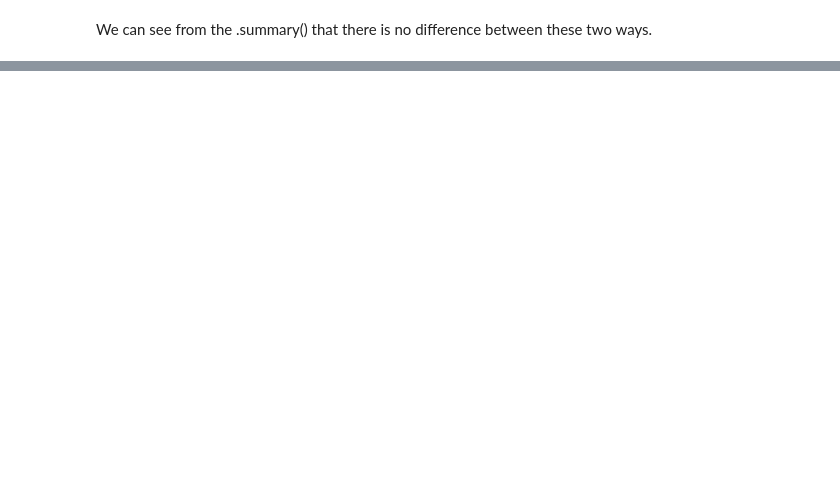
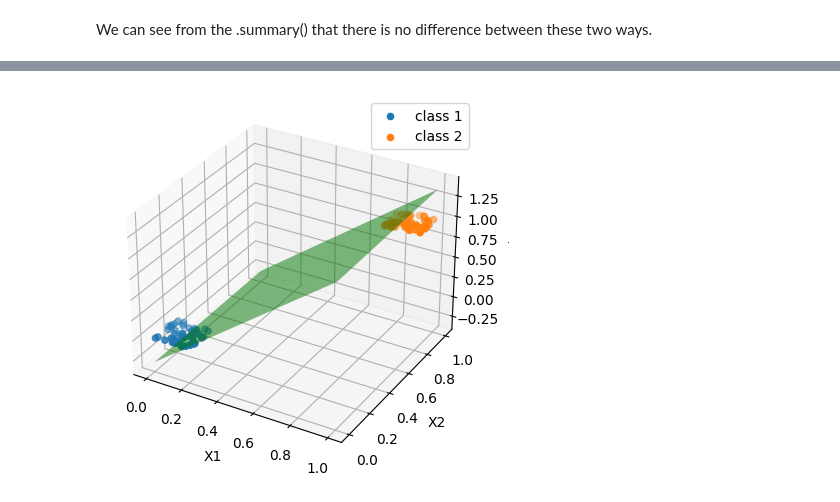
Before and after one commit to leonyangucl/2023fyp, a Jupyter notebook: CNN.ipynb, the cells around one changed output, grey strips where cells are left out. Cells and saved outputs as stored; diff of their text form; code cells hidden in the pictures; blank space fills up the shorter version.

```diff
--- a/CNN.ipynb
+++ b/CNN.ipynb
@@ -56,0 +124,3 @@ _________________________________________________________________
+# %%
+X = np.concatenate([np.random.rand(50, 2) * 0.2, np.random.rand(50, 2) * 0.2 + 0.8])
+Y = np.concatenate([np.zeros(50), np.ones(50)])
@@ -56,0 +134,8 @@ _________________________________________________________________
+# %%
+model_example = Sequential([
+    Dense(1,input_dim=2, activation='sigmoid')  #we will talk about this activation later
+])
+
+model_example.compile(loss='binary_crossentropy', optimizer='adam', metrics=['accuracy'])
+
+model_example.fit(X, Y, epochs=100)
@@ -56,0 +161,35 @@ _________________________________________________________________
+# %%
+weights=model_example.get_weights()
+# %%
+from mpl_toolkits.mplot3d import Axes3D
+import matplotlib.pyplot as plt
+
+fig = plt.figure()
+ax = fig.add_subplot(111, projection='3d')
+
+
+
+ax.scatter(X[0:50,0],X[0:50,1],Y[0:50],label='class 1')
+ax.scatter(X[50:100,0],X[50:100,1],Y[50:100],label='class 2')
+
+
+def plane_func(x1, x2, weights):
+    return weights[0][0]*x1 + weights[0][1]*x2 + weights[1]
+
+
+x = np.linspace(0,1,10)
+y = np.linspace(0,1,10)
+X1, X2 = np.meshgrid(x, y)
+Y1 = plane_func(X1, X2, weights)
+
+
+ax.plot_surface(X1, X2, Y1, alpha=0.5,color='green', rstride=100, cstride=100)
+
+ax.set_xlabel('X1')
+ax.set_ylabel('X2')
+ax.set_zlabel('Y')
+
+plt.legend()
+plt.show()
+# %% [output]
+[figure, added]
```
Also changed, not shown: parts of 44 cells of this notebook.
